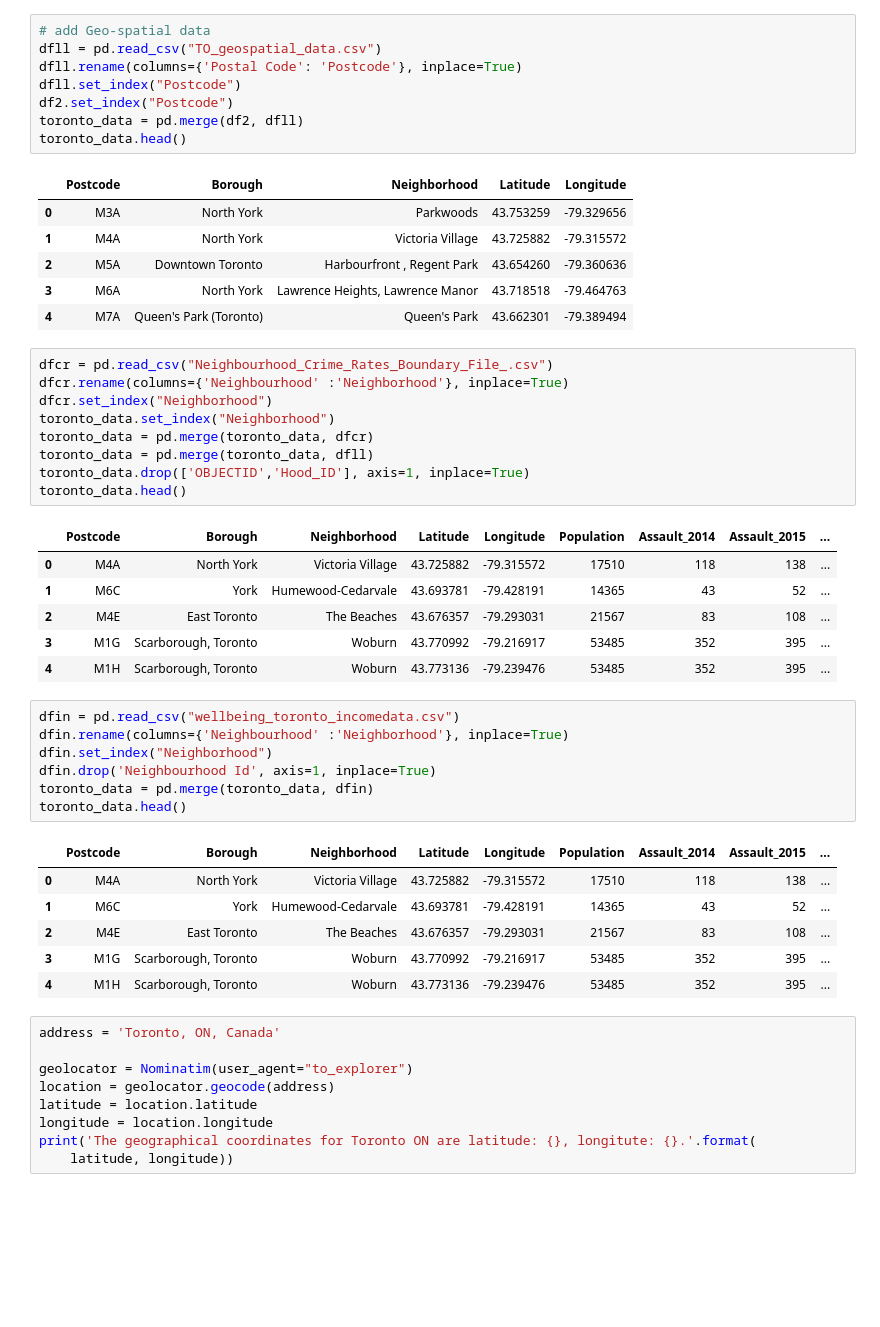
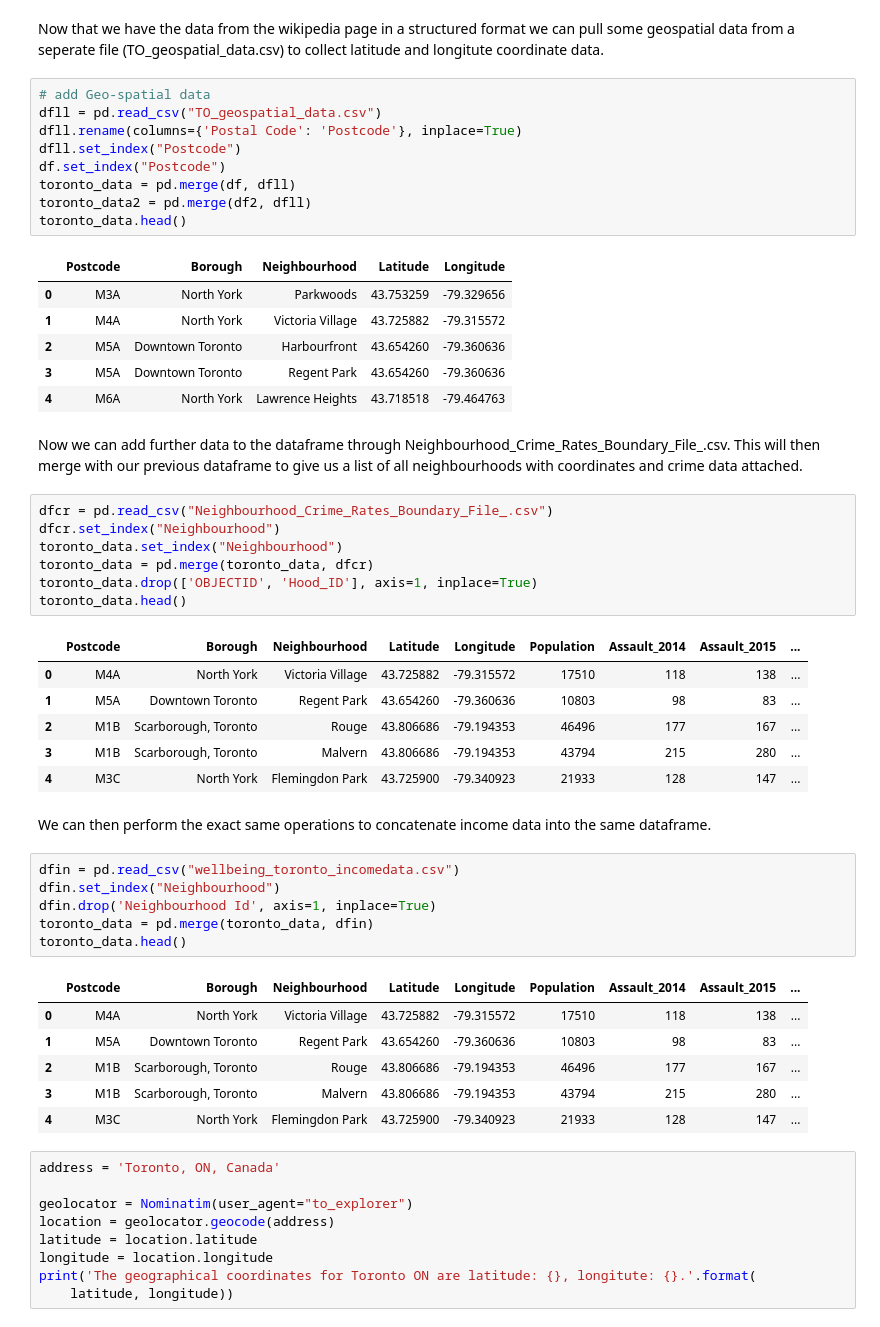
Before and after one commit to personman67/AIFinalProject, a Jupyter notebook: intro.ipynb, the cells around one changed output. Saved outputs shown, nothing was run; the diff lists cells and outputs as text; blank space fills up the shorter version.

```diff
--- a/intro.ipynb
+++ b/intro.ipynb
@@ -110,49 +120,53 @@ df2.head()
 | 4 | M7A | Queen's Park (Toronto) | Queen's Park |
+# %% [markdown]
+Now that we have the data from the wikipedia page in a structured format we can pull some geospatial data from a seperate file (TO_geospatial_data.csv) to collect latitude and longitute coordinate data.
 # %%
 # add Geo-spatial data
 dfll = pd.read_csv("TO_geospatial_data.csv")
 dfll.rename(columns={'Postal Code': 'Postcode'}, inplace=True)
 dfll.set_index("Postcode")
-df2.set_index("Postcode")
-toronto_data = pd.merge(df2, dfll)
+df.set_index("Postcode")
+toronto_data = pd.merge(df, dfll)
+toronto_data2 = pd.merge(df2, dfll)
 toronto_data.head()
 # %% [output]
-|  | Postcode | Borough | Neighborhood | Latitude | Longitude |
+|  | Postcode | Borough | Neighbourhood | Latitude | Longitude |
 | 0 | M3A | North York | Parkwoods | 43.753259 | -79.329656 |
 | 1 | M4A | North York | Victoria Village | 43.725882 | -79.315572 |
-| 2 | M5A | Downtown Toronto | Harbourfront , Regent Park | 43.654260 | -79.360636 |
-| 3 | M6A | North York | Lawrence Heights, Lawrence Manor | 43.718518 | -79.464763 |
-| 4 | M7A | Queen's Park (Toronto) | Queen's Park | 43.662301 | -79.389494 |
+| 2 | M5A | Downtown Toronto | Harbourfront | 43.654260 | -79.360636 |
+| 3 | M5A | Downtown Toronto | Regent Park | 43.654260 | -79.360636 |
+| 4 | M6A | North York | Lawrence Heights | 43.718518 | -79.464763 |
+# %% [markdown]
+Now we can add further data to the dataframe through Neighbourhood_Crime_Rates_Boundary_File_.csv. This will then merge with our previous dataframe to give us a list of all neighbourhoods with coordinates and crime data attached.
 # %%
 dfcr = pd.read_csv("Neighbourhood_Crime_Rates_Boundary_File_.csv")
-dfcr.rename(columns={'Neighbourhood' :'Neighborhood'}, inplace=True)
-dfcr.set_index("Neighborhood")
-toronto_data.set_index("Neighborhood")
+dfcr.set_index("Neighbourhood")
+toronto_data.set_index("Neighbourhood")
 toronto_data = pd.merge(toronto_data, dfcr)
-toronto_data = pd.merge(toronto_data, dfll)
-toronto_data.drop(['OBJECTID','Hood_ID'], axis=1, inplace=True)
+toronto_data.drop(['OBJECTID', 'Hood_ID'], axis=1, inplace=True)
 toronto_data.head()
 # %% [output]
-|  | Postcode | Borough | Neighborhood | Latitude | Longitude | Population | Assault_2014 | Assault_2015 | ... |
+|  | Postcode | Borough | Neighbourhood | Latitude | Longitude | Population | Assault_2014 | Assault_2015 | ... |
 | 0 | M4A | North York | Victoria Village | 43.725882 | -79.315572 | 17510 | 118 | 138 | ... |
-| 1 | M6C | York | Humewood-Cedarvale | 43.693781 | -79.428191 | 14365 | 43 | 52 | ... |
-| 2 | M4E | East Toronto | The Beaches | 43.676357 | -79.293031 | 21567 | 83 | 108 | ... |
-| 3 | M1G | Scarborough, Toronto | Woburn | 43.770992 | -79.216917 | 53485 | 352 | 395 | ... |
-| 4 | M1H | Scarborough, Toronto | Woburn | 43.773136 | -79.239476 | 53485 | 352 | 395 | ... |
+| 1 | M5A | Downtown Toronto | Regent Park | 43.654260 | -79.360636 | 10803 | 98 | 83 | ... |
+| 2 | M1B | Scarborough, Toronto | Rouge | 43.806686 | -79.194353 | 46496 | 177 | 167 | ... |
+| 3 | M1B | Scarborough, Toronto | Malvern | 43.806686 | -79.194353 | 43794 | 215 | 280 | ... |
+| 4 | M3C | North York | Flemingdon Park | 43.725900 | -79.340923 | 21933 | 128 | 147 | ... |
+# %% [markdown]
+We can then perform the exact same operations to concatenate income data into the same dataframe.
 # %%
 dfin = pd.read_csv("wellbeing_toronto_incomedata.csv")
-dfin.rename(columns={'Neighbourhood' :'Neighborhood'}, inplace=True)
-dfin.set_index("Neighborhood")
+dfin.set_index("Neighbourhood")
 dfin.drop('Neighbourhood Id', axis=1, inplace=True)
 toronto_data = pd.merge(toronto_data, dfin)
 toronto_data.head()
 # %% [output]
-|  | Postcode | Borough | Neighborhood | Latitude | Longitude | Population | Assault_2014 | Assault_2015 | ... |
+|  | Postcode | Borough | Neighbourhood | Latitude | Longitude | Population | Assault_2014 | Assault_2015 | ... |
 | 0 | M4A | North York | Victoria Village | 43.725882 | -79.315572 | 17510 | 118 | 138 | ... |
-| 1 | M6C | York | Humewood-Cedarvale | 43.693781 | -79.428191 | 14365 | 43 | 52 | ... |
-| 2 | M4E | East Toronto | The Beaches | 43.676357 | -79.293031 | 21567 | 83 | 108 | ... |
-| 3 | M1G | Scarborough, Toronto | Woburn | 43.770992 | -79.216917 | 53485 | 352 | 395 | ... |
-| 4 | M1H | Scarborough, Toronto | Woburn | 43.773136 | -79.239476 | 53485 | 352 | 395 | ... |
+| 1 | M5A | Downtown Toronto | Regent Park | 43.654260 | -79.360636 | 10803 | 98 | 83 | ... |
+| 2 | M1B | Scarborough, Toronto | Rouge | 43.806686 | -79.194353 | 46496 | 177 | 167 | ... |
+| 3 | M1B | Scarborough, Toronto | Malvern | 43.806686 | -79.194353 | 43794 | 215 | 280 | ... |
+| 4 | M3C | North York | Flemingdon Park | 43.725900 | -79.340923 | 21933 | 128 | 147 | ... |
 # %%
 address = 'Toronto, ON, Canada'
 
```
Also changed, not shown: parts of 16 cells of this notebook.
